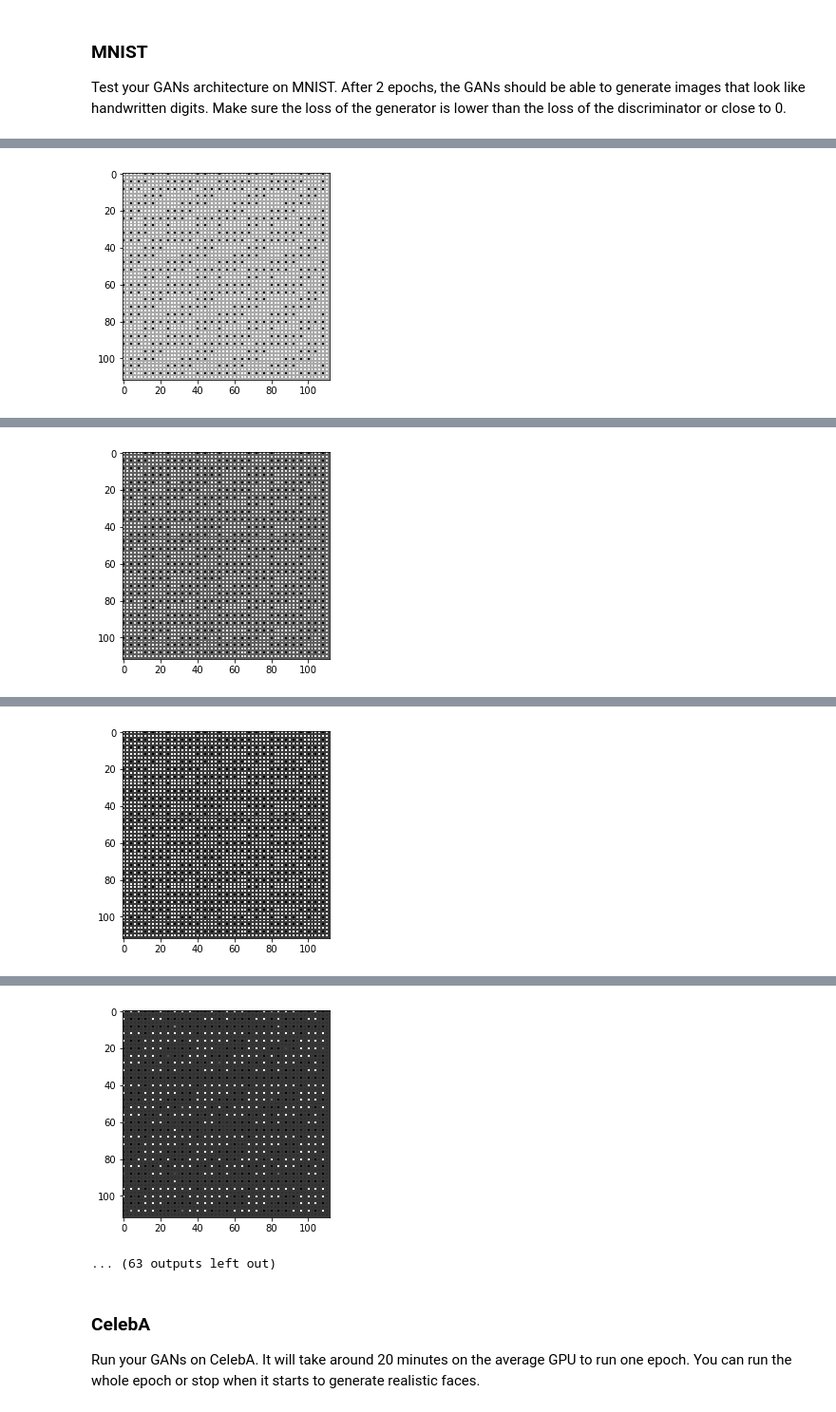
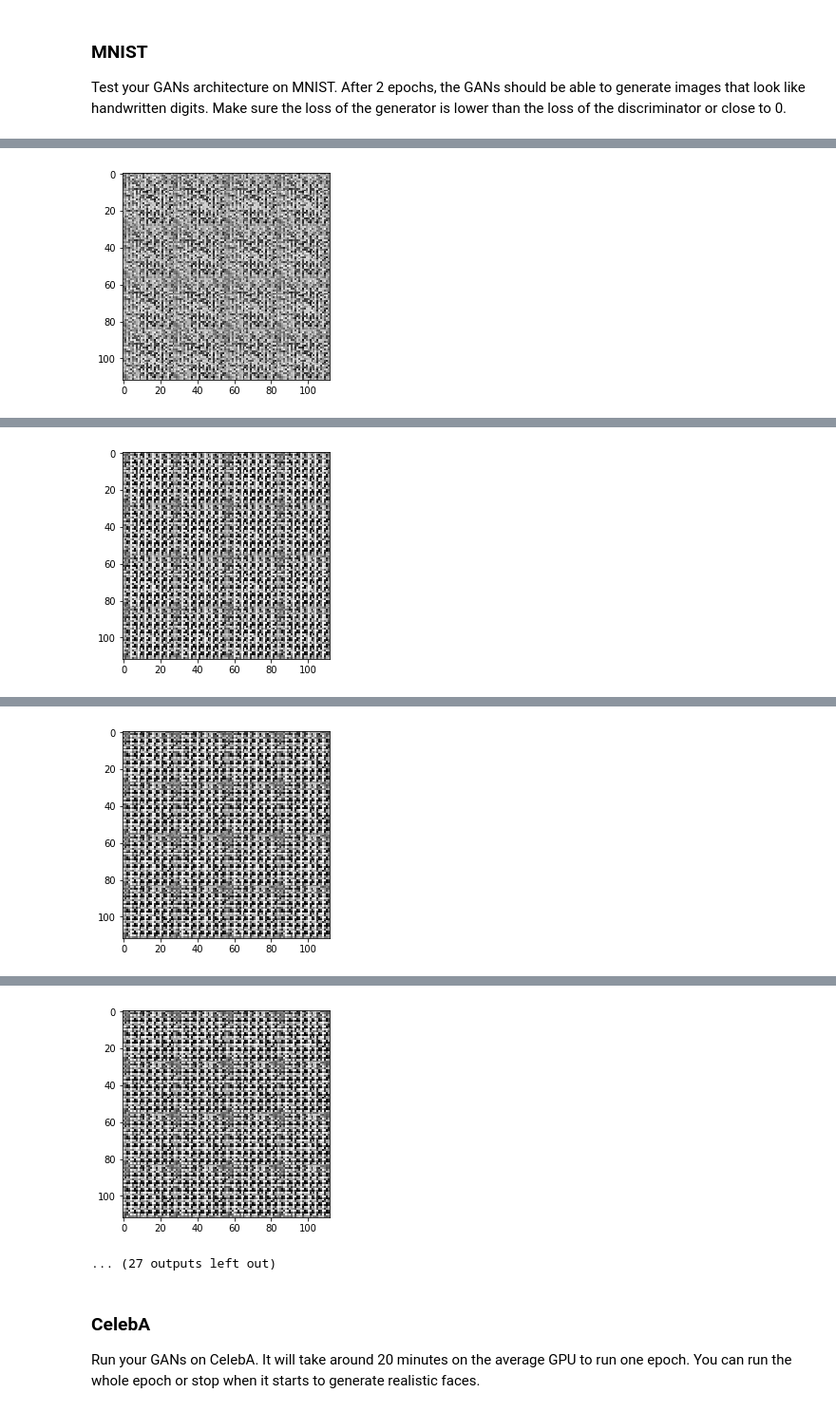
Before and after one commit to theamazingfedex/ml-project-5, a Jupyter notebook: face_generation/dlnd_face_generation.ipynb, the cells around one changed output, grey strips where cells are left out. Shown at 95% size. Cells and saved outputs as stored; diff of their text form; code cells hidden in the pictures.

```diff
--- a/face_generation/dlnd_face_generation.ipynb
+++ b/face_generation/dlnd_face_generation.ipynb
@@ -10,10 +10,10 @@ Since the celebA dataset is complex and you're doing GANs in a project for the f
 
 If you're using [FloydHub](https://www.floydhub.com/), set `data_dir` to "/input" and use the [FloydHub data ID](http://docs.floydhub.com/home/using_datasets/) "R5KrjnANiKVhLWAkpXhNBe".
 # %%
-data_dir = './data'
+#data_dir = './data'
 
 # FloydHub - Use with data ID "R5KrjnANiKVhLWAkpXhNBe"
-#data_dir = '/input'
+data_dir = '/input'
 
 
 """
@@ -119,7 +119,7 @@ def model_inputs(image_width, image_height, image_channels, z_dim):
     # TODO: Implement Function
     real_inputs = tf.placeholder(tf.float32, (None, image_width, image_height, image_channels), "input_real")
     z_inputs = tf.placeholder(tf.float32, (None, z_dim), "input_z")
-    learning_rate = tf.placeholder(tf.float32, name="input_learning_rate")
+    learning_rate = tf.placeholder(tf.float32, name="lr")
     return real_inputs, z_inputs, learning_rate
 
 
@@ -283,11 +309,11 @@ def model_opt(d_loss, g_loss, learning_rate, beta1):
     disc_vars = [var for var in train_vars if var.name.startswith('discriminator')]
     gen_vars = [var for var in train_vars if var.name.startswith('generator')]
 
-    with tf.control_dependencies(tf.get_collection(tf.GraphKeys.UPDATE_OPS)):
-        disc_train_opt = tf.train.AdamOptimizer(learning_rate, beta1=beta1).minimize(d_loss, var_list=disc_vars)
-        gen_train_opt = tf.train.AdamOptimizer(learning_rate, beta1=beta1).minimize(g_loss, var_list=gen_vars)
+    #with tf.control_dependencies(tf.get_collection(tf.GraphKeys.UPDATE_OPS)):
+    disc_train_opt = tf.train.AdamOptimizer(learning_rate=learning_rate, beta1=beta1).minimize(d_loss, var_list=disc_vars)
+    gen_train_opt = tf.train.AdamOptimizer(learning_rate=learning_rate, beta1=beta1).minimize(g_loss, var_list=gen_vars)
 
-        return disc_train_opt, gen_train_opt
+    return disc_train_opt, gen_train_opt
 
 
 """
@@ -358,6 +384,7 @@ def train(epoch_count, batch_size, z_dim, learning_rate, beta1, get_batches, dat
     saver = tf.train.Saver()
 
     steps = 0
+    total_steps = epoch_count * batch_size
     losses = []
 
     with tf.Session() as sess:
@@ -383,8 +410,8 @@ def train(epoch_count, batch_size, z_dim, learning_rate, beta1, get_batches, dat
                         lr:learning_rate
                     }
                 )
-                if steps == 0:
-                    print('initial input:')
+                if steps == 1:
+                    print('initial output:')
                     show_generator_output(sess, 16, input_z, image_channels, data_image_mode)
 
                 if steps % 10 == 0:
@@ -410,10 +437,10 @@ def train(epoch_count, batch_size, z_dim, learning_rate, beta1, get_batches, dat
 ### MNIST
 Test your GANs architecture on MNIST.  After 2 epochs, the GANs should be able to generate images that look like handwritten digits.  Make sure the loss of the generator is lower than the loss of the discriminator or close to 0.
 # %%
-batch_size = 32
-z_dim = 3
-learning_rate = 0.01
-beta1 = 0.1
+batch_size = 64
+z_dim = 100
+learning_rate = 0.0005
+beta1 = 0.5
 
 
 """
@@ -423,6 +450,16 @@ epochs = 2
 
 mnist_dataset = helper.Dataset('mnist', glob(os.path.join(data_dir, 'mnist/*.jpg')))
 with tf.Graph().as_default():
-    train(epochs, batch_size, z_dim, learning_rate, beta1, mnist_dataset.get_batches,
-          mnist_dataset.shape, mnist_dataset.image_mode)
+    losses = train(
+        epochs,
+        batch_size,
+        z_dim,
+        learning_rate,
+        beta1,
+        mnist_dataset.get_batches,
+        mnist_dataset.shape,
+        mnist_dataset.image_mode
+    )
+    #plt.plot(losses)
+    #plt.show()
 # %% [output]
@@ -461 +489 @@ Epoch 1/2... Discriminator Loss: 1.3764... Generator Loss: 0.7875
-[figure, old version]
+[figure, new version]
@@ -472 +500 @@ Epoch 1/2... Discriminator Loss: 1.3894... Generator Loss: 0.6787
-[figure, old version]
+[figure, new version]
@@ -483 +511 @@ Epoch 1/2... Discriminator Loss: 1.3784... Generator Loss: 0.7482
-[figure, old version]
+[figure, new version]
@@ -494,5 +522,5 @@ Epoch 1/2... Discriminator Loss: 1.3763... Generator Loss: 0.7960
-[figure, old version]
+[figure, new version]
-... (63 outputs left out)
+... (27 outputs left out)
 # %% [markdown]
 ### CelebA
 Run your GANs on CelebA.  It will take around 20 minutes on the average GPU to run one epoch.  You can run the whole epoch or stop when it starts to generate realistic faces.
```
Also changed, not shown: parts of 6 cells of this notebook.
